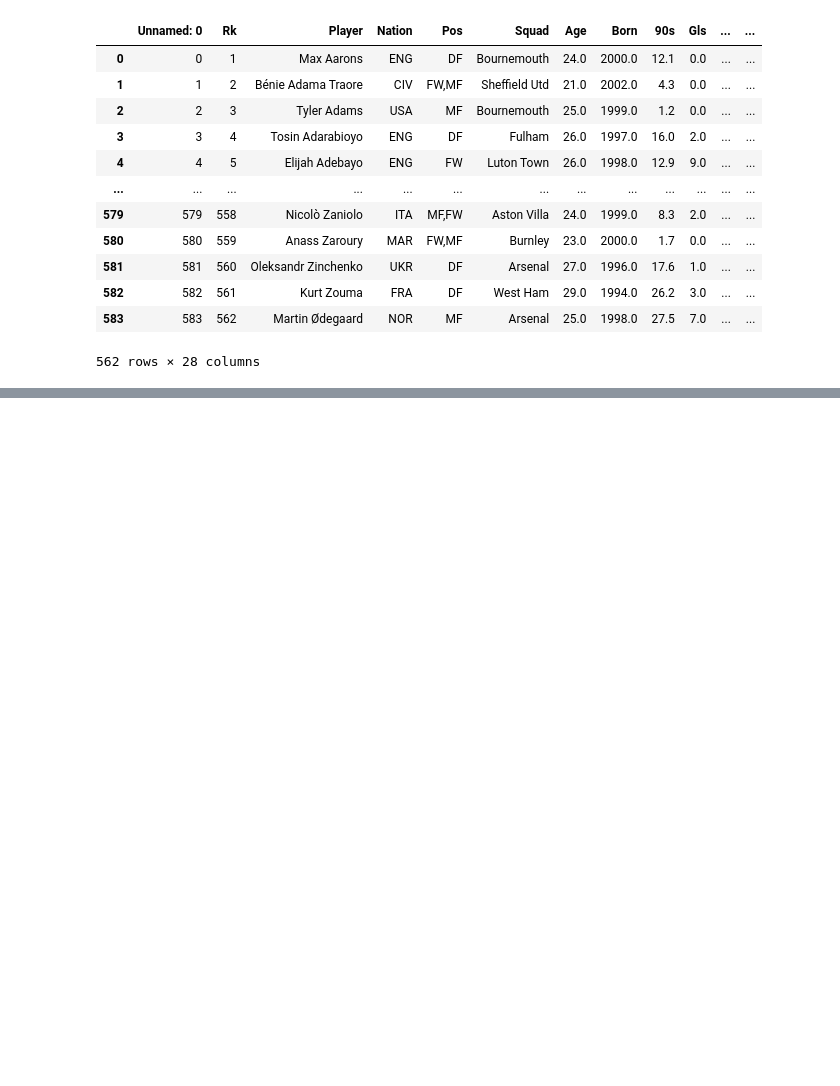
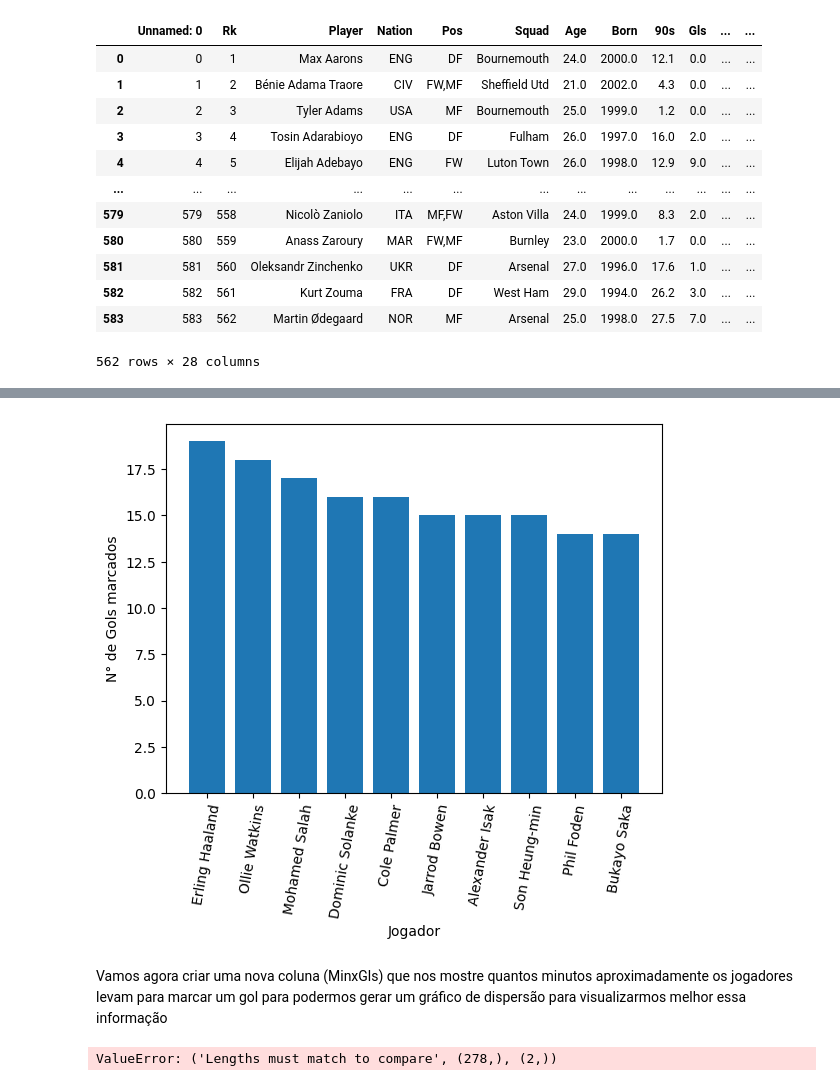
Before and after one commit to raveljalmeida/data-science, a Jupyter notebook: Documents/Projetos/Análise de Dados/github/Análise Premiere League/Trabalho.ipynb, the cells around one changed output, grey strips where cells are left out. Cells and saved outputs as stored; diff of their text form; code cells hidden in the pictures; blank space fills up the shorter version.

Commit message:
Gerando dados sobre jogadores

```diff
--- a/Documents/Projetos/Análise de Dados/github/Análise Premiere League/Trabalho.ipynb
+++ b/Documents/Projetos/Análise de Dados/github/Análise Premiere League/Trabalho.ipynb
@@ -32,7 +34,7 @@ import seaborn as sns
 # %%
 df = pd.read_csv('PremiereLeague23-24.csv')
-df_filter = df[df['Player']!='Player']
-df_filter
+dfFilter = df[df['Player']!='Player']
+dfFilter
 # %% [output]
 |  | Unnamed: 0 | Rk | Player | Nation | Pos | Squad | Age | Born | 90s | Gls | ... | ... |
 | 0 | 0 | 1 | Max Aarons | ENG | DF | Bournemouth | 24.0 | 2000.0 | 12.1 | 0.0 | ... | ... |
@@ -49,0 +58,4 @@ df_filter
+# %%
+top10Gls = dfFilter.sort_values(by='Gls', ascending=False)
+top10Gls = top10Gls.head(10)
+top10Gls
@@ -49,0 +75,18 @@ df_filter
+# %%
+plt.bar(top10Gls['Player'],top10Gls['Gls'])
+plt.xlabel('Jogador')
+plt.ylabel('N° de Gols marcados')
+plt.xticks(rotation=80)
+plt.show()
+# %% [output]
+[figure, added]
+# %% [markdown]
+Vamos agora criar uma nova coluna (MinxGls) que nos mostre quantos minutos aproximadamente os jogadores levam para marcar um gol para podermos gerar um gráfico de dispersão para visualizarmos melhor essa informação
+# %%
+dfFilter.loc[:,'MinxGls'] = 90*dfFilter['90s']/dfFilter['Gls']
+MinxGls = dfFilter[(dfFilter['MinxGls']!=np.inf) & (~pd.isna(dfFilter['MinxGls']))].round(2)
+remov = ['GK','DF']
+MinxGls = MinxGls[MinxGls['Pos']!=remov]
+MinxGls
+# %% [output]
+ValueError: ('Lengths must match to compare', (278,), (2,))
```
Also changed, not shown: parts of 5 cells of this notebook.
